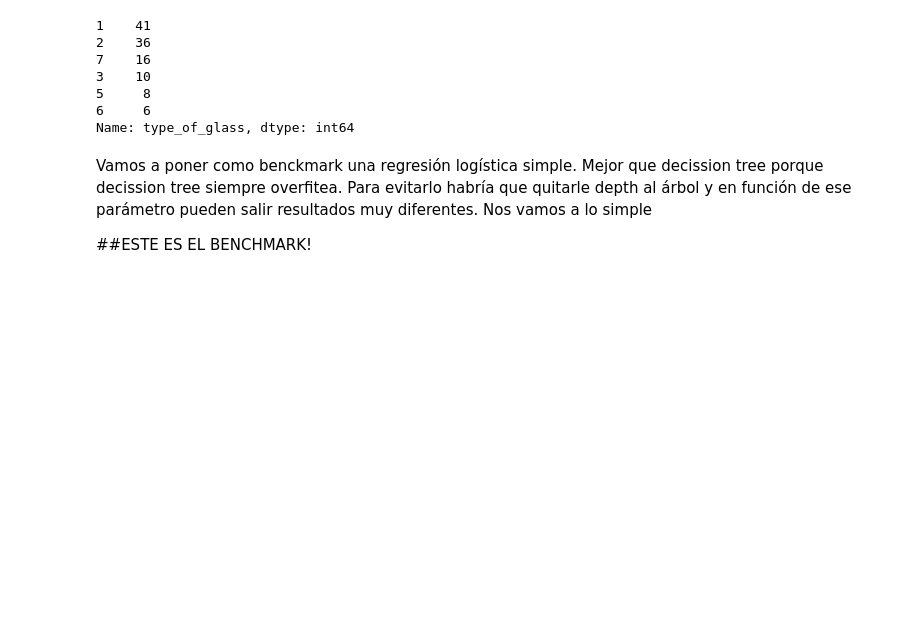
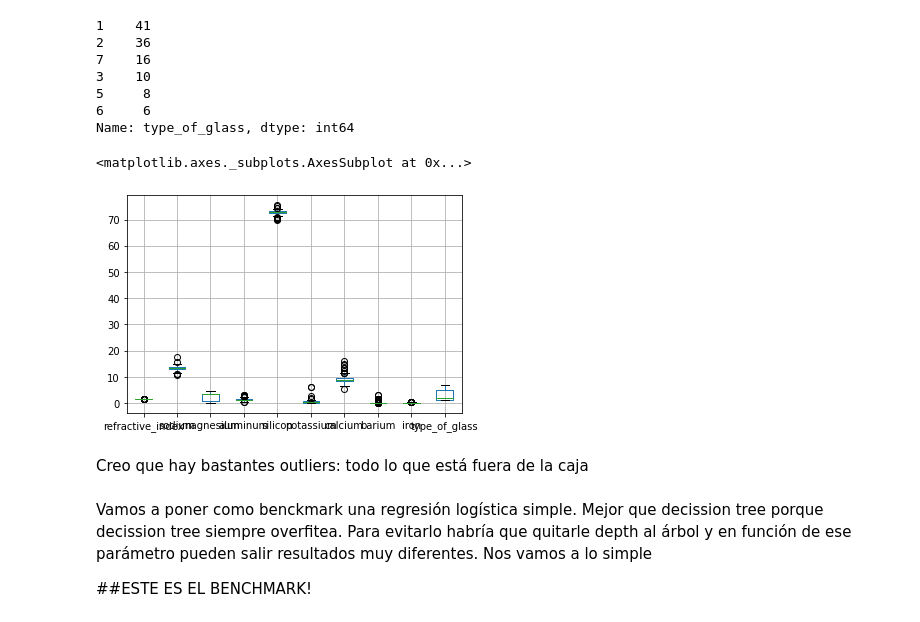
Before and after one commit to rdose/ia3-hunger_games, a Jupyter notebook: Hunger_games_Dimas.ipynb, the cells around one changed output. Drawn from its saved outputs; the diff is of its cells as text; code cells hidden in the pictures; blank space fills up the shorter version.

```diff
--- a/Hunger_games_Dimas.ipynb
+++ b/Hunger_games_Dimas.ipynb
@@ -87,6 +87,13 @@ Y.value_counts()
 5     8
 6     6
 Name: type_of_glass, dtype: int64
+# %%
+dataframe.boxplot()
+# %% [output]
+<matplotlib.axes._subplots.AxesSubplot at 0x...>
+[figure, added]
+# %% [markdown]
+Creo que hay bastantes outliers: todo lo que está fuera de la caja
 # %% [markdown]
 Vamos a poner como benckmark una regresión logística simple. Mejor que decission tree porque decission tree siempre overfitea. Para evitarlo habría que quitarle depth al árbol y en función de ese parámetro pueden salir resultados muy diferentes. Nos vamos a lo simple
 
```
Also changed, not shown: parts of 6 cells of this notebook.
